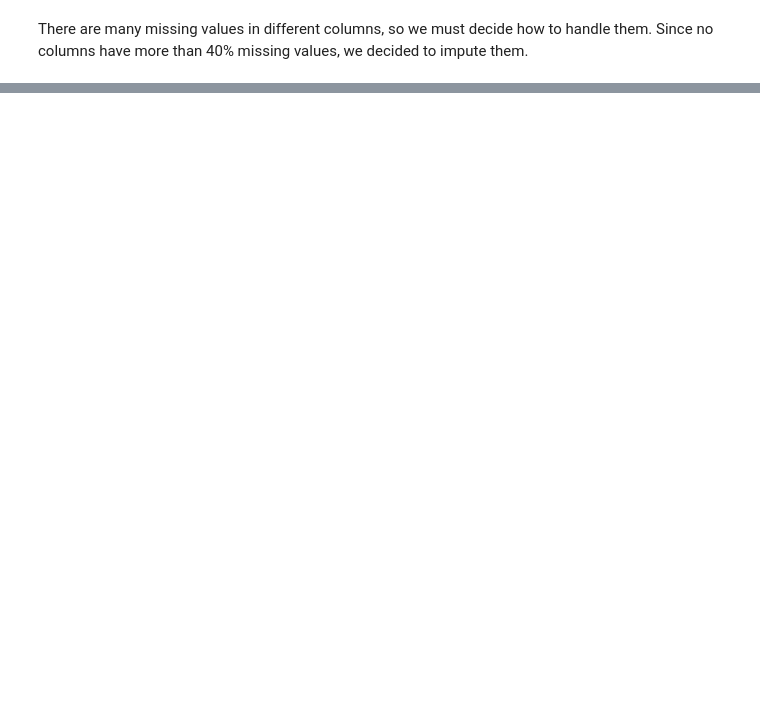
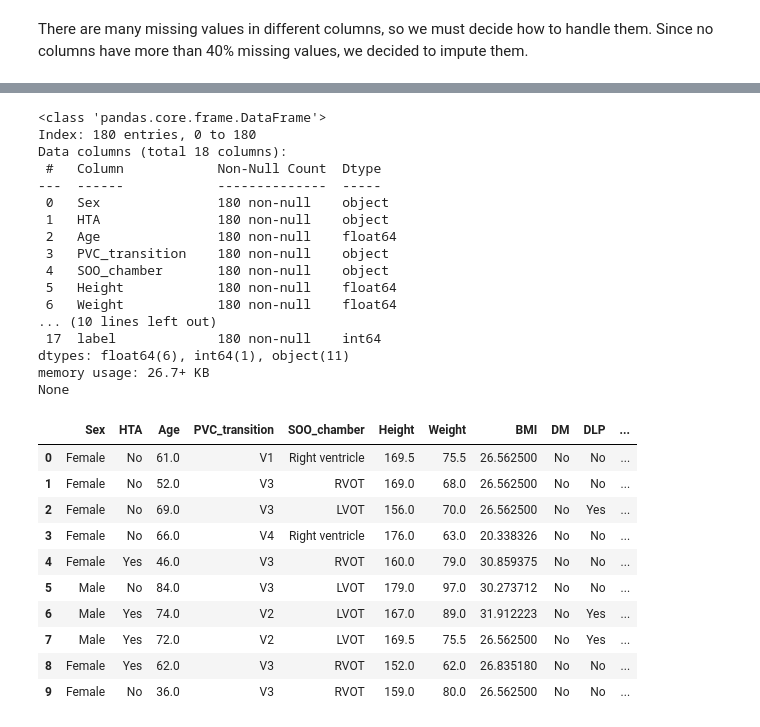
Before and after one commit to taniapazospuig/compbiomed-seminars, a Jupyter notebook: 01_preprocessing.ipynb, the cells around one changed output, grey strips where cells are left out. Drawn from its saved outputs; the diff is of its cells as text; code cells hidden in the pictures; blank space fills up the shorter version.

```diff
--- a/01_preprocessing.ipynb
+++ b/01_preprocessing.ipynb
@@ -326,0 +289,32 @@ print(df_clean.isnull().sum())
+# %%
+print(df_clean.info())
+df_clean.head(10)
+# %% [output]
+<class 'pandas.core.frame.DataFrame'>
+Index: 180 entries, 0 to 180
+Data columns (total 18 columns):
+ #   Column            Non-Null Count  Dtype
+---  ------            --------------  -----
+ 0   Sex               180 non-null    object
+ 1   HTA               180 non-null    object
+ 2   Age               180 non-null    float64
+ 3   PVC_transition    180 non-null    object
+ 4   SOO_chamber       180 non-null    object
+ 5   Height            180 non-null    float64
+ 6   Weight            180 non-null    float64
+... (10 lines left out)
+ 17  label             180 non-null    int64
+dtypes: float64(6), int64(1), object(11)
+memory usage: 26.7+ KB
+None
+|  | Sex | HTA | Age | PVC_transition | SOO_chamber | Height | Weight | BMI | DM | DLP | ... |
+| 0 | Female | No | 61.0 | V1 | Right ventricle | 169.5 | 75.5 | 26.562500 | No | No | ... |
+| 1 | Female | No | 52.0 | V3 | RVOT | 169.0 | 68.0 | 26.562500 | No | No | ... |
+| 2 | Female | No | 69.0 | V3 | LVOT | 156.0 | 70.0 | 26.562500 | No | Yes | ... |
+| 3 | Female | No | 66.0 | V4 | Right ventricle | 176.0 | 63.0 | 20.338326 | No | No | ... |
+| 4 | Female | Yes | 46.0 | V3 | RVOT | 160.0 | 79.0 | 30.859375 | No | No | ... |
+| 5 | Male | No | 84.0 | V3 | LVOT | 179.0 | 97.0 | 30.273712 | No | No | ... |
+| 6 | Male | Yes | 74.0 | V2 | LVOT | 167.0 | 89.0 | 31.912223 | No | Yes | ... |
+| 7 | Male | Yes | 72.0 | V2 | LVOT | 169.5 | 75.5 | 26.562500 | No | Yes | ... |
+| 8 | Female | Yes | 62.0 | V3 | RVOT | 152.0 | 62.0 | 26.835180 | No | No | ... |
+| 9 | Female | No | 36.0 | V3 | RVOT | 159.0 | 80.0 | 26.562500 | No | No | ... |
```
Also changed, not shown: parts of 26 cells of this notebook.
